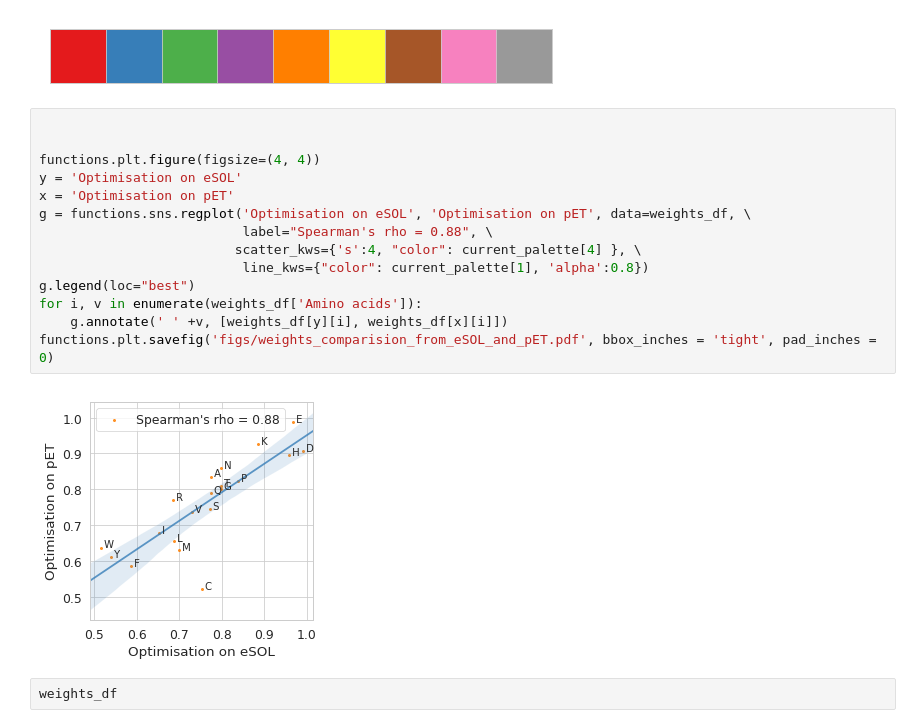
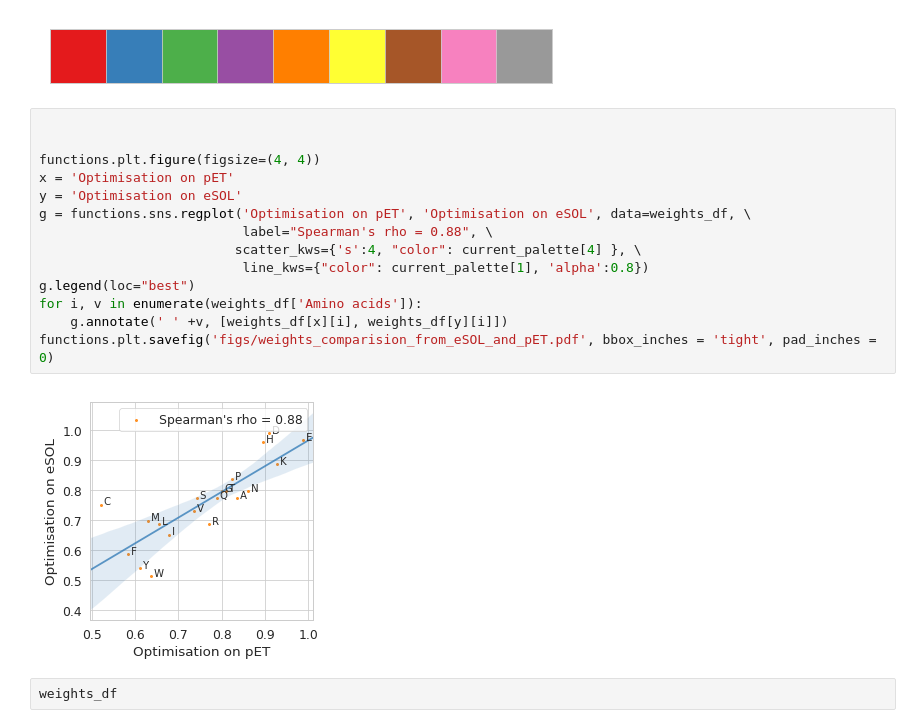
Before and after one commit to Gardner-BinfLab/SoDoPE_paper_2020, a Jupyter notebook: Cross_validation/Optimisation_based_on_eSOL.ipynb, the cells around one changed output. Cells and saved outputs as stored; diff of their text form.

```diff
--- a/Cross_validation/Optimisation_based_on_eSOL.ipynb
+++ b/Cross_validation/Optimisation_based_on_eSOL.ipynb
@@ -88,19 +88,19 @@ functions.sns.palplot(current_palette)
 # %%
 
 
 functions.plt.figure(figsize=(4, 4))
+x = 'Optimisation on pET'
 y = 'Optimisation on eSOL'
-x = 'Optimisation on pET'
-g = functions.sns.regplot('Optimisation on eSOL', 'Optimisation on pET', data=weights_df, \
+g = functions.sns.regplot('Optimisation on pET', 'Optimisation on eSOL', data=weights_df, \
                           label="Spearman's rho = 0.88", \
                          scatter_kws={'s':4, "color": current_palette[4] }, \
                           line_kws={"color": current_palette[1], 'alpha':0.8})
 g.legend(loc="best")
 for i, v in enumerate(weights_df['Amino acids']):
-    g.annotate(' ' +v, [weights_df[y][i], weights_df[x][i]])
+    g.annotate(' ' +v, [weights_df[x][i], weights_df[y][i]])
 functions.plt.savefig('figs/weights_comparision_from_eSOL_and_pET.pdf', bbox_inches = 'tight', pad_inches = 0)
 # %% [output]
-[figure, old version]
+[figure, new version]
 # %%
 weights_df
 # %% [output]
```
Also changed, not shown: parts of 3 cells of this notebook.
